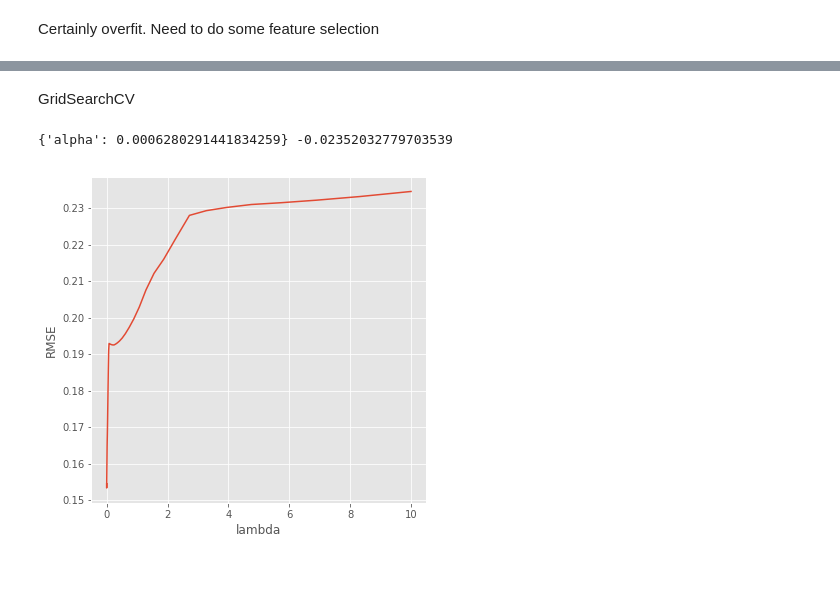
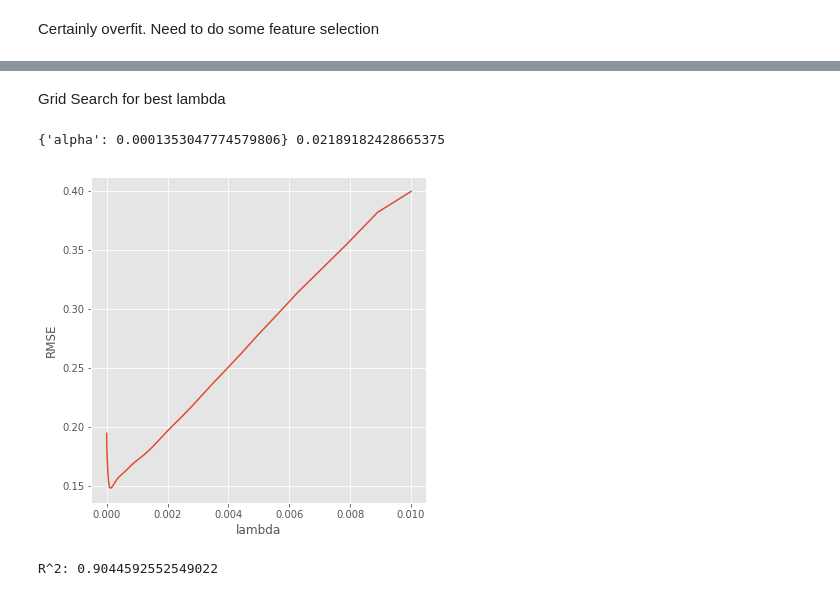
Before and after one commit to richiebui/4sigma, a Jupyter notebook: Hueyling/Kaggle_House_Price/linear_regression.ipynb, the cells around one changed output, grey strips where cells are left out. Saved outputs shown, nothing was run; the diff lists cells and outputs as text; code cells hidden in the pictures.

```diff
--- a/Hueyling/Kaggle_House_Price/linear_regression.ipynb
+++ b/Hueyling/Kaggle_House_Price/linear_regression.ipynb
@@ -17,14 +17,14 @@ pd.set_option('display.width', 1000)
 # %% [markdown]
 Import encoded dataframe
 # %%
-df_train = pd.read_pickle("df_train.pkl")
-df_train_label = pd.read_pickle("df_train_label.pkl")
-df_test = pd.read_pickle("df_test.pkl")
-encodeDic = pd.read_pickle("dic.pkl")
+#df_train = pd.read_pickle("df_train.pkl")
+#df_train_label = pd.read_pickle("df_train_label.pkl")
+#df_test = pd.read_pickle("df_test.pkl")
+#encodeDic = pd.read_pickle("dic.pkl")
 
-#df_train = pd.read_pickle("df_train_onehot.pkl")
-#df_train_label = pd.read_pickle("df_train_onehot_label.pkl")
-#df_test = pd.read_pickle("df_test_onehot.pkl")
+df_train = pd.read_pickle("df_train_onehot.pkl")
+df_train_label = pd.read_pickle("df_train_onehot_label.pkl")
+df_test = pd.read_pickle("df_test_onehot.pkl")
 
 #df_train = pd.read_pickle("df_train_onehot_nodrop.pkl")
 #df_train_label = pd.read_pickle("df_train_onehot_nodrop_label.pkl")
@@ -119,25 +60,40 @@ Lasso picked 72 variables and eliminated the other 27 variables
-# %% [markdown]
-GridSearchCV
+# %% [markdown]
+Grid Search for best lambda
 # %%
+from sklearn.linear_model import Ridge, Lasso, RidgeCV, ElasticNet, LassoCV, LassoLarsCV
+from sklearn.model_selection import cross_val_score
 from sklearn.model_selection import GridSearchCV
-alphas = np.logspace(-7, 1, 100)
-#grid = GridSearchCV(estimator=Lasso(normalize=True),
-grid = GridSearchCV(estimator=Lasso(),
-#    param_grid=dict(alpha=alphas), cv=10, scoring='r2' )
-    param_grid=dict(alpha=alphas), cv=10, scoring='mean_squared_error' )
+alphas = np.logspace(-7, -2, 100)
+grid = GridSearchCV(estimator=Lasso(normalize=True),
+    param_grid=dict(alpha=alphas), cv=5, scoring='neg_mean_squared_error' )
+
+#grid = GridSearchCV(estimator=Lasso(),
+#    param_grid=dict(alpha=alphas), cv=5, scoring='r2' )
+
 grid.fit(df_train, df_train_label_log) # entire datasets were fed here
 
-print (grid.best_params_, grid.best_score_) # alpha = 0.00016102620275609394, score = 0.8431656040790833 for normalize, alpha = 0.0008531678524172815, score = 0.83 for non-normalize
+print (grid.best_params_, -grid.best_score_)
 
-#for params, mean_score, scores in grid.grid_scores_:
-#    print (mean_score, params)
+#means = grid.cv_results_['mean_test_score']
+#stds = grid.cv_results_['std_test_score']
+#for mean, std, params in zip(means, stds, grid.cv_results_['params']):
+#    print("%0.3f (+/-%0.03f) for %r" % (mean, std * 2, params))
 
-scores = [np.sqrt(-x[1]) for x in grid.grid_scores_] # This is for RMSE
-#scores = [x[1] for x in grid.grid_scores_]  #This is for R^2 score
+scores = [np.sqrt(-x) for x in grid.cv_results_['mean_test_score'] ] # This is for RMSE
+#scores = [x for x in grid.cv_results_['mean_test_score'] ]  #This is for R^2 score
 plt.plot(alphas, scores)
 plt.xlabel('lambda')
 plt.ylabel('RMSE')
+#plt.ylabel('R^2')
 plt.show()
+
+# the lambda is very small. Therefore, there is almost no regulization going on.
 # %% [output]
-{'alpha': 0.0006280291441834259} -0.02352032779703539
+{'alpha': 0.0001353047774579806} 0.02189182428665375
-[figure, old version]
+[figure, new version]
+# %%
+model_lasso = Lasso(alpha= grid.best_params_['alpha'], normalize=True)
+model_lasso.fit(df_train, df_train_label_log)
+print ("R^2:", model_lasso.score(df_train, df_train_label_log))
+# %% [output]
+R^2: 0.9044592552549022
```
Also changed, not shown: parts of 5 cells of this notebook, 2 other files.
